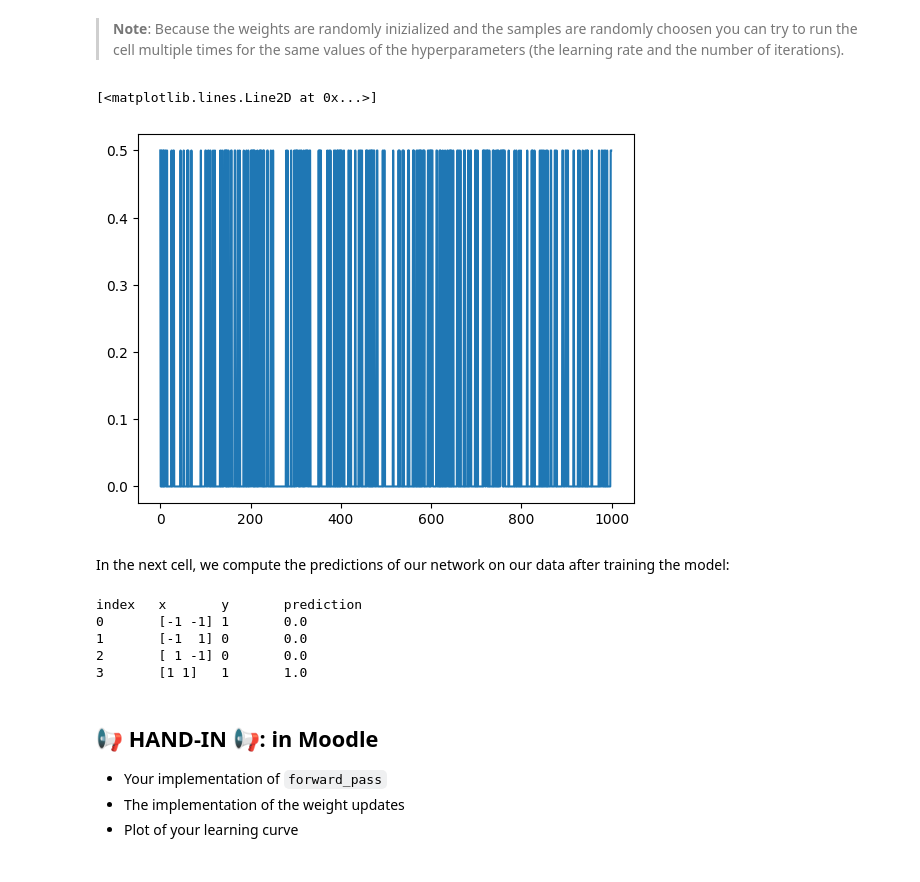
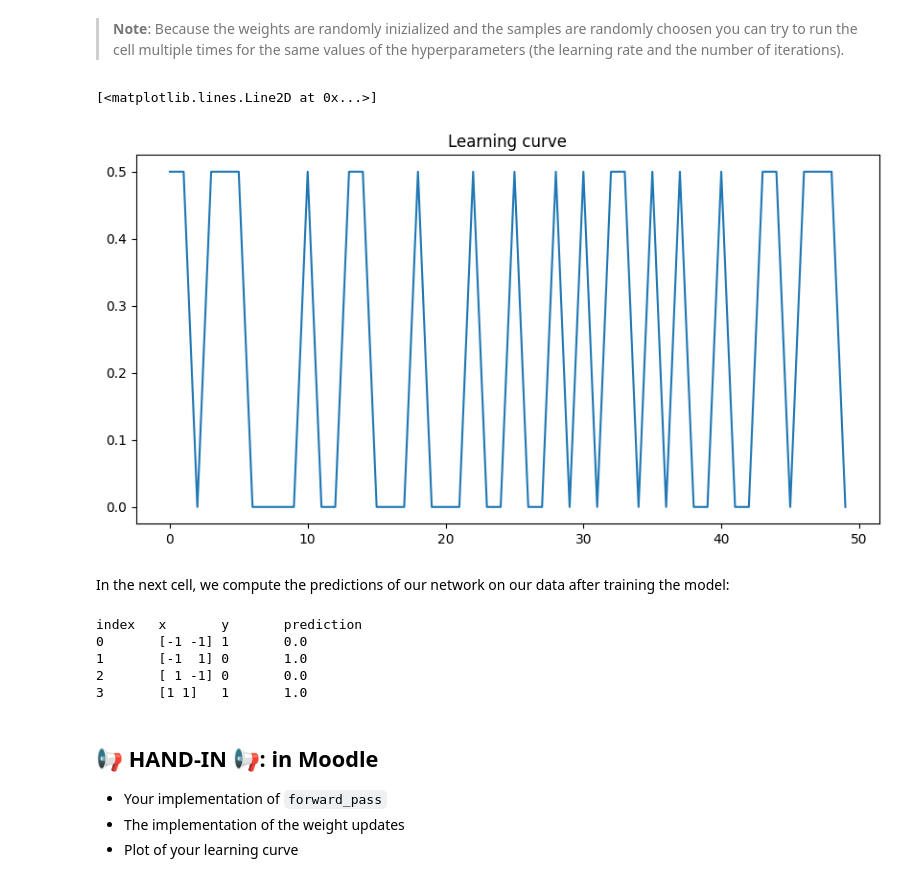
Before and after one commit to michaljohnson/MLDM, a Jupyter notebook: L06/L06_Neural_Networks_ASSIGNMENT.ipynb, the cells around one changed output. Drawn from its saved outputs; the diff is of its cells as text; code cells hidden in the pictures.

```diff
--- a/L06/L06_Neural_Networks_ASSIGNMENT.ipynb
+++ b/L06/L06_Neural_Networks_ASSIGNMENT.ipynb
@@ -336,36 +336,38 @@ where $\alpha$ denotes the learning rate.
 # %%
 W, u = initialize_weights()
 
-learning_rate = 0.1   # choose a learning rate
-n_steps = 1000         # choose a number of training iterations
+learning_rate = 0.8   # choose a learning rate
+n_steps = 50         # choose a number of training iterations
 
 losses = []
 
 for t in range(n_steps):
 
   # randomly sample one of the 4 data points
   sample_ix = rng.integers(0,4)
   x_t = X[sample_ix]
   y_t = y[sample_ix]
 
   # compute and log squared error for the current sample
   prediction = forward_pass(x_t, W, u)
   loss = 0.5 * (y_t - prediction)**2
   losses.append(loss)
 
   # compute gradients (partial derivatives of our weights)
   grad_u, grad_w = grads(y_t, x_t, W, u)
 
   # update the weights (model parameters)
   W = W - learning_rate * grad_w
   u = u - learning_rate * grad_u
 
 
 # plot learning curve
+plt.figure(figsize=(10, 5))
+plt.title("Learning curve")
 plt.plot(np.arange(n_steps), losses)
 # %% [output]
 [<matplotlib.lines.Line2D at 0x...>]
-[figure, old version]
+[figure, new version]
 # %% [markdown]
 In the next cell, we compute the predictions of our network on our data after training the model:
 # %%
@@ -375,7 +377,7 @@ for i in range(4):
 # %% [output]
 index   x       y       prediction
 0       [-1 -1] 1       0.0
-1       [-1  1] 0       0.0
+1       [-1  1] 0       1.0
 2       [ 1 -1] 0       0.0
 3       [1 1]   1       1.0
 # %% [markdown]
```
Also changed, not shown: parts of 3 cells of this notebook.
